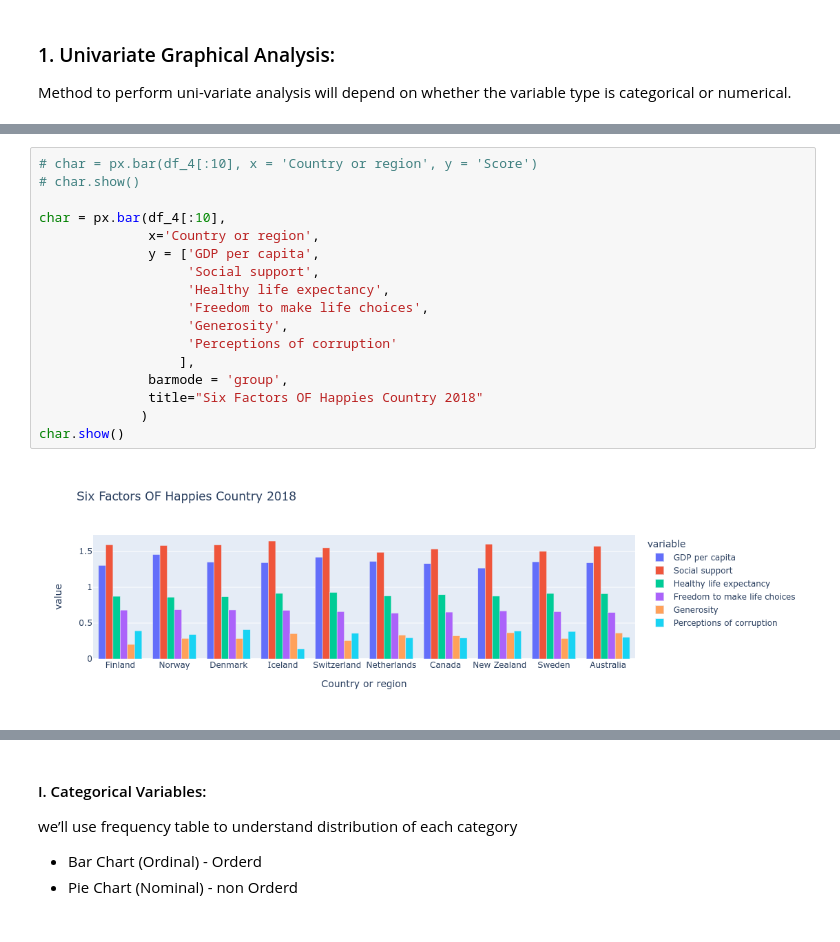
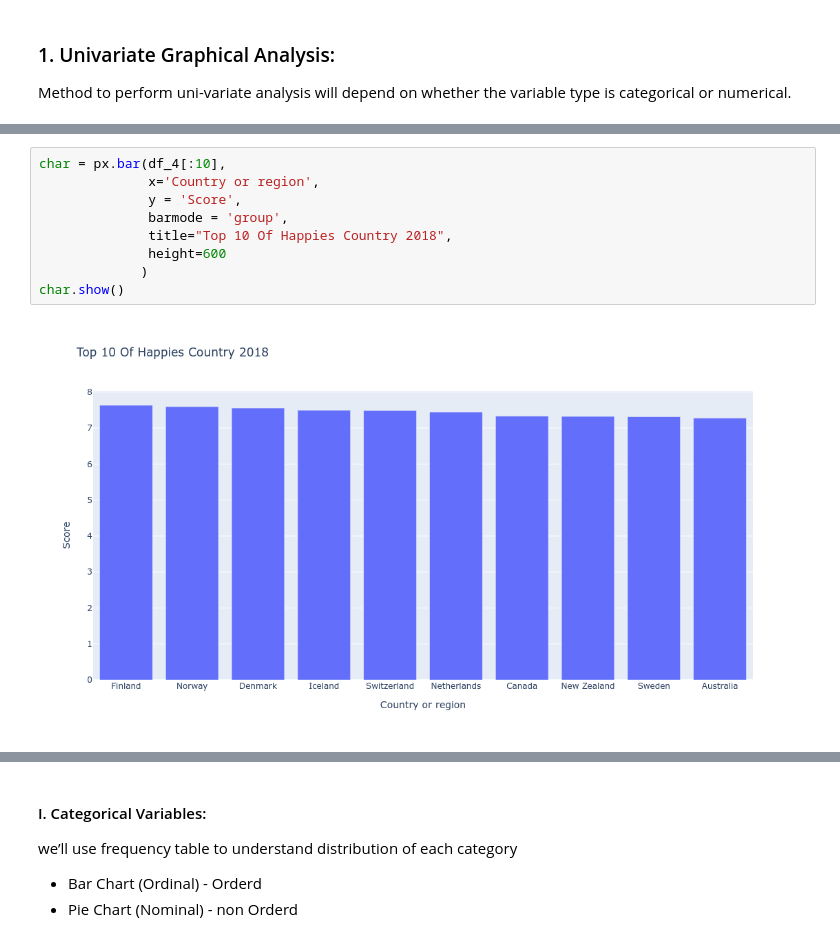
Before and after one commit to ABDULKREM-AL-SAIF/Usecase-2, a Jupyter notebook: EDA explain template.ipynb, the cells around one changed output, grey strips where cells are left out. Saved outputs shown, nothing was run; the diff lists cells and outputs as text.

```diff
--- a/EDA explain template.ipynb
+++ b/EDA explain template.ipynb
@@ -902,20 +884,12 @@ char.show()
 # %%
-# char = px.bar(df_4[:10], x = 'Country or region', y = 'Score')
-# char.show()
-
 char = px.bar(df_4[:10],
               x='Country or region',
-              y = ['GDP per capita',
-                   'Social support',
-                   'Healthy life expectancy',
-                   'Freedom to make life choices',
-                   'Generosity',
-                   'Perceptions of corruption'
-                  ],
+              y = 'Score',
               barmode = 'group',
-              title="Six Factors OF Happies Country 2018"
+              title="Top 10 Of Happies Country 2018",
+              height=600
              )
 char.show()
 # %% [output]
-[figure, old version]
+[figure, new version]
 # %%
```
Also changed, not shown: parts of 19 cells of this notebook.
